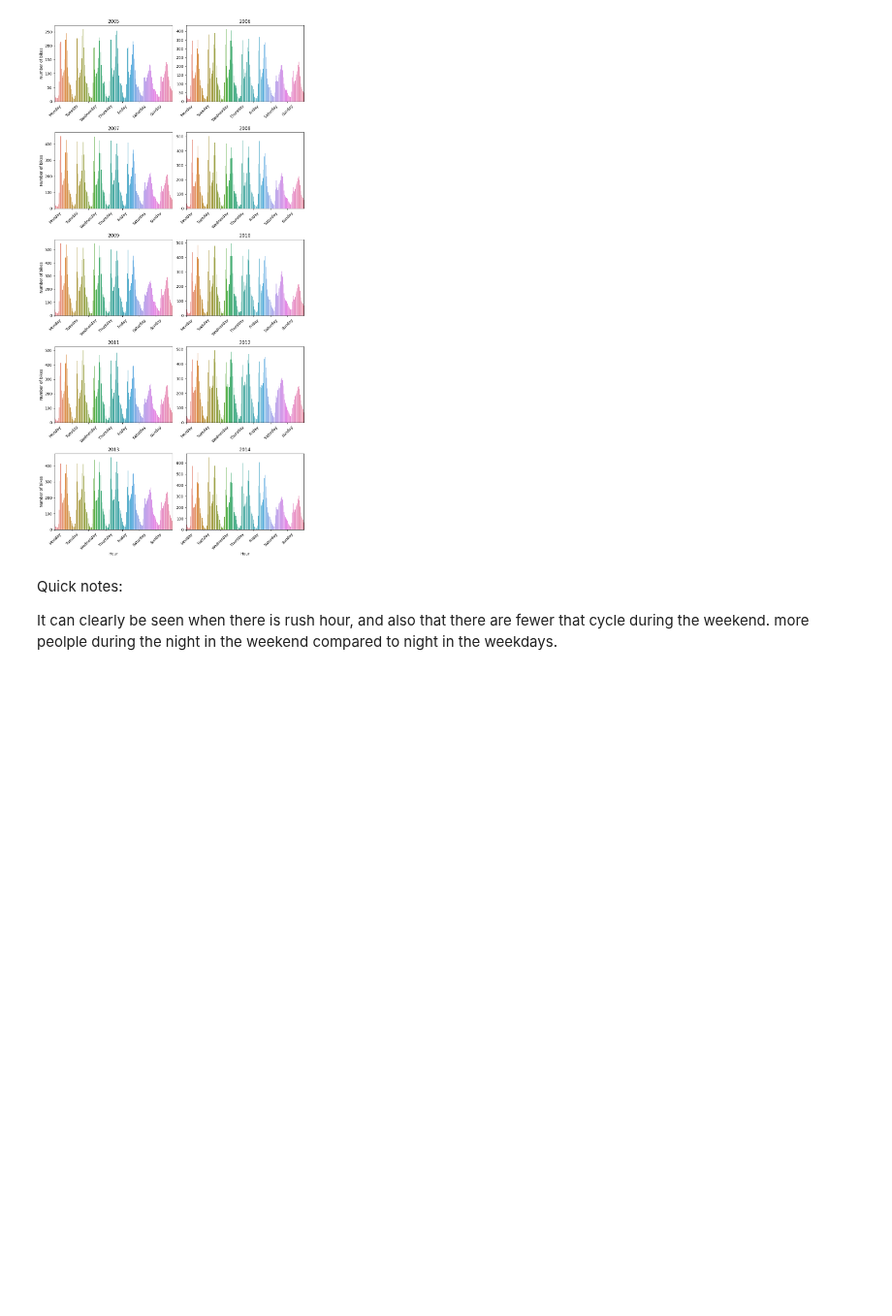
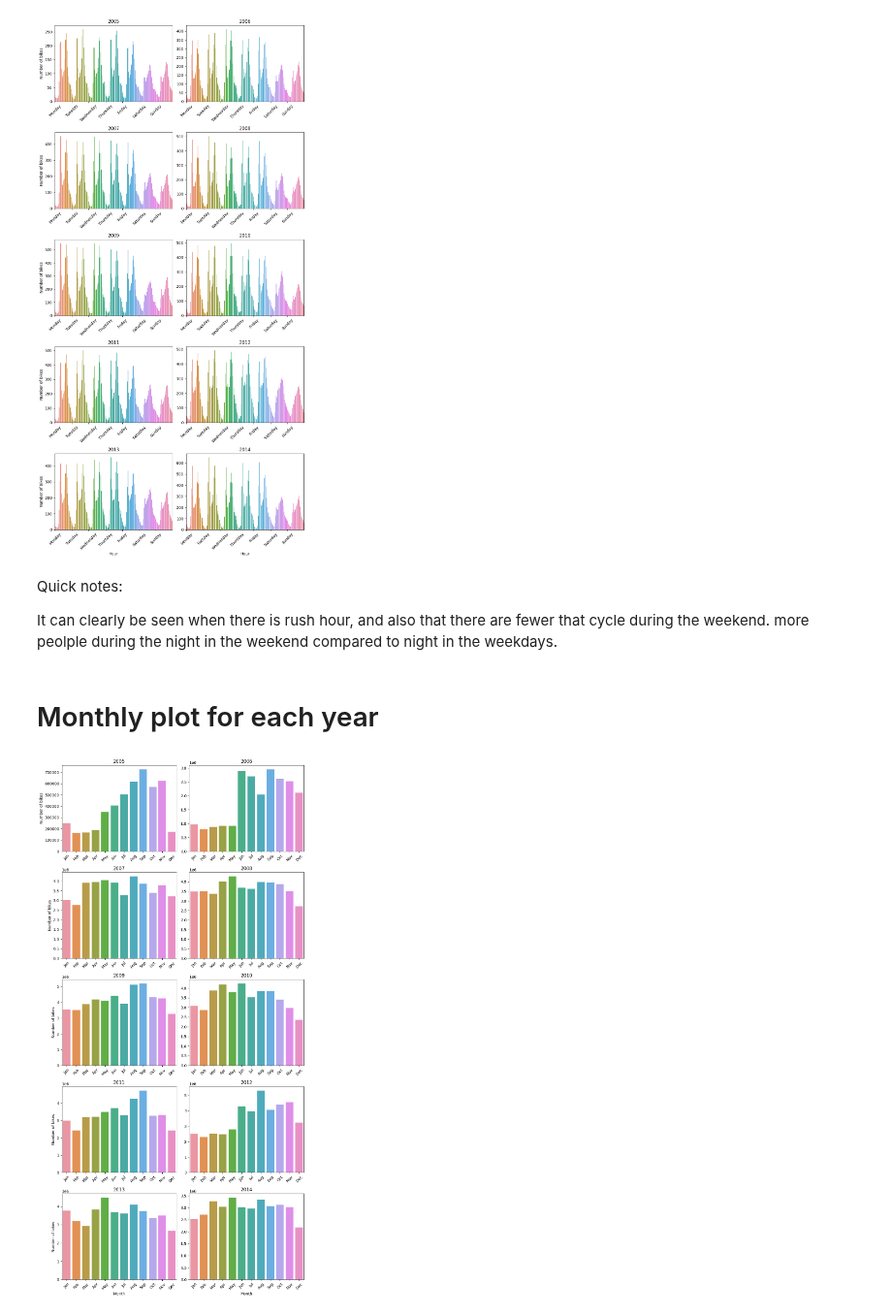
Before and after one commit to jukobo/jukobo.github.io, a Jupyter notebook: Exam_project/B_plots.ipynb, the cells around one changed output. Shown at 97% size. Cells and saved outputs as stored; diff of their text form; code cells hidden in the pictures; blank space fills up the shorter version.

Commit message:
Added a monthly plot

```diff
--- a/Exam_project/B_plots.ipynb
+++ b/Exam_project/B_plots.ipynb
@@ -230,3 +232,58 @@ plt.show()
 Quick notes:
 
 It can clearly be seen when there is rush hour, and also that there are fewer that cycle during the weekend. more peolple during the night in the weekend compared to night in the weekdays.
+# %% [markdown]
+# Monthly plot for each year
+# %%
+i# List of file paths for the datasets
+file_paths = ['..\..\Data\cykeltaellinger-2005.xlsx', '..\..\Data\cykeltaellinger-2006.xlsx', '..\..\Data\cykeltaellinger-2007.xlsx',
+              '..\..\Data\cykeltaellinger-2008.xlsx', '..\..\Data\cykeltaellinger-2009.xlsx', '..\..\Data\cykeltaellinger-2010.xlsx',
+              '..\..\Data\cykeltaellinger-2011.xlsx', '..\..\Data\cykeltaellinger-2012.xlsx', '..\..\Data\cykeltaellinger-2013.xlsx', '..\..\Data\cykeltaellinger-2014.xlsx']
+
+# Define the number of rows and columns for the subplot
+num_rows = 5
+num_cols = 2
+
+# Create a new figure and axis for the subplot
+fig, axs = plt.subplots(num_rows, num_cols, figsize=(10, 20))
+
+for i, file_path in enumerate(file_paths):
+    # Extract the year from the file path
+    year = file_path.split('-')[1].split('.')[0]
+    # Read the dataset from Excel file
+    data = pd.read_excel(file_path, usecols='A:AD', skiprows=10)
+
+    data['Dato'] = pd.to_datetime(data['Dato'])
+
+    # Sum the values across the time slots for each row
+    data['Total_Value'] = data.iloc[:, 6:].sum(axis=1)
+
+    # Extract the month from the 'Dato' column
+    data['Month'] = data['Dato'].dt.month
+
+    # Aggregate the data based on the month and sum the values
+    monthly_data = data.groupby('Month').sum()
+
+    # Plot the data on the corresponding subplot
+    ax = axs[i // num_cols, i % num_cols]
+    sns.barplot(data=monthly_data, x=monthly_data.index, y='Total_Value', ax=ax, ci=None)
+    ax.set_title(year)
+    if i % num_cols == 0:  # Check if the subplot is in the first column
+        ax.set_ylabel('Number of bikes')
+    else:
+        ax.set_ylabel('')  # Set empty string for y-label for other subplots
+    if i // num_cols == 4:
+        ax.set_xlabel('Month')
+    else:
+        ax.set_xlabel('')  # Set empty string for x-label for other subplots
+    ax.set_xticklabels(['Jan', 'Feb', 'Mar', 'Apr', 'May', 'Jun', 'Jul', 'Aug', 'Sep', 'Oct', 'Nov', 'Dec'], rotation=45)  # Set labels for months with rotation
+    ax.set_ylim(0, None)  # Set y-axis limit to start from 0
+    ax.grid(False)  # Remove grid lines
+
+# Adjust layout to prevent overlap of subplots
+plt.tight_layout()
+
+# Show the plot
+plt.show()
+# %% [output]
+[figure, added]
```
Also changed, not shown: parts of 1 cell of this notebook.
